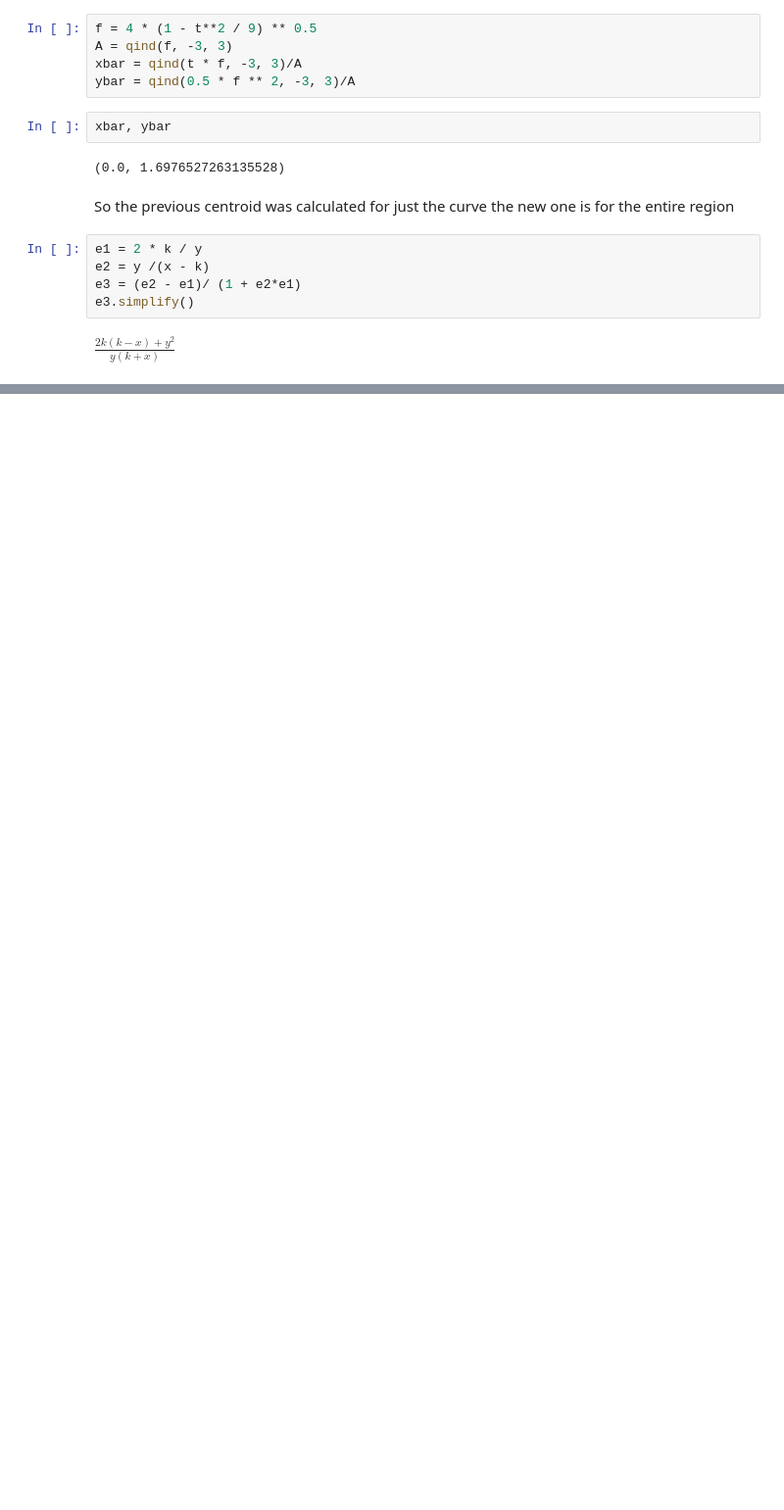
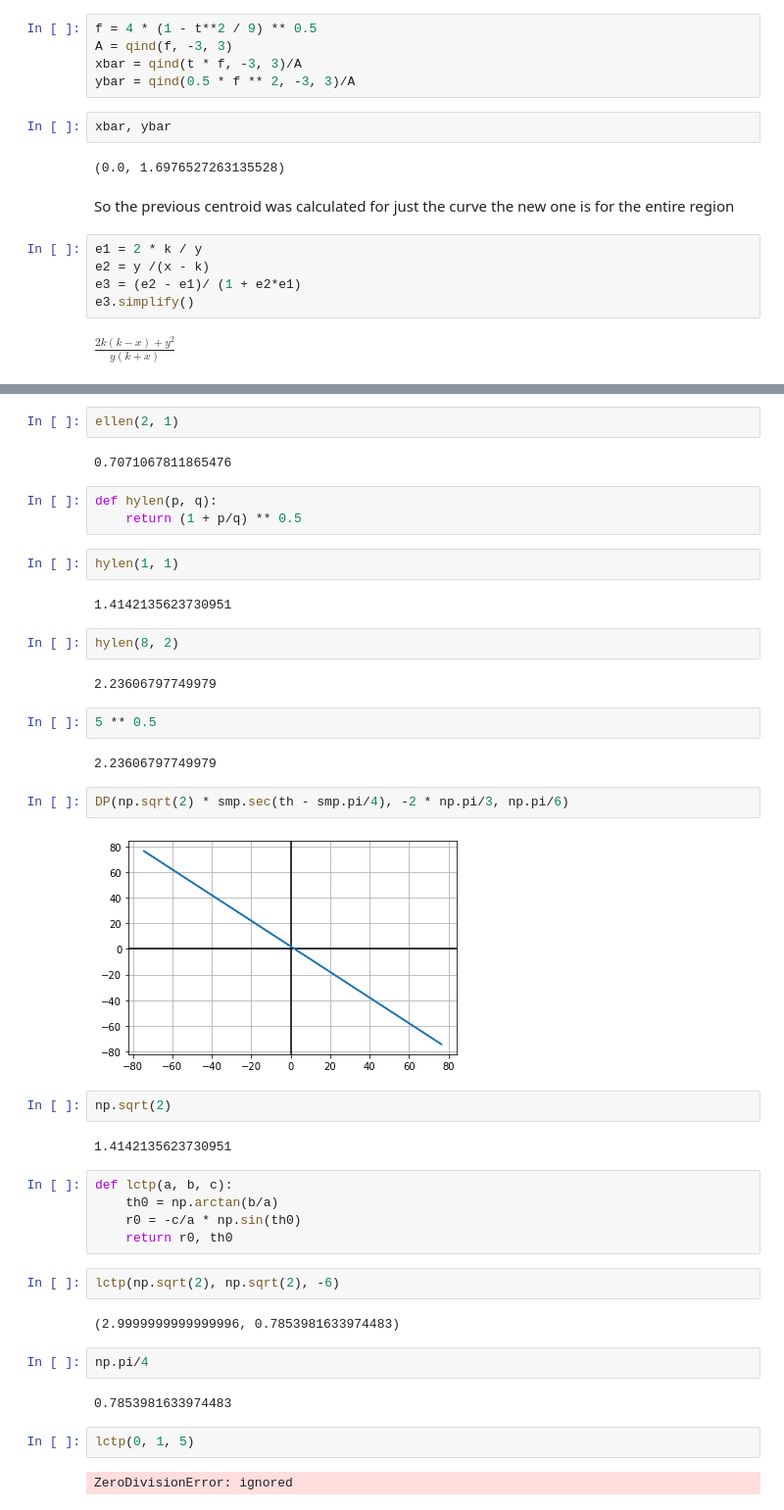
Before and after one commit to 8wgf3b/books, a Jupyter notebook: thomas_calculus_multivariable/11.ipynb, the cells around one changed output, grey strips where cells are left out. Shown: that part at 98% size. Cells and saved outputs as stored; diff of their text form; blank space fills up the shorter version.

```diff
--- a/thomas_calculus_multivariable/11.ipynb
+++ b/thomas_calculus_multivariable/11.ipynb
@@ -504,0 +513,44 @@ $\displaystyle \frac{2 k \left(k - x\right) + y^{2}}{y \left(k + x\right)}$
+# %%
+ellen(2, 1)
+# %% [output]
+0.7071067811865476
+# %%
+def hylen(p, q):
+    return (1 + p/q) ** 0.5
+# %%
+hylen(1, 1)
+# %% [output]
+1.4142135623730951
+# %%
+hylen(8, 2)
+# %% [output]
+2.23606797749979
+# %%
+5 ** 0.5
+# %% [output]
+2.23606797749979
+# %%
+DP(np.sqrt(2) * smp.sec(th - smp.pi/4), -2 * np.pi/3, np.pi/6)
+# %% [output]
+[figure, added]
+# %%
+np.sqrt(2)
+# %% [output]
+1.4142135623730951
+# %%
+def lctp(a, b, c):
+    th0 = np.arctan(b/a)
+    r0 = -c/a * np.sin(th0)
+    return r0, th0
+# %%
+lctp(np.sqrt(2), np.sqrt(2), -6)
+# %% [output]
+(2.9999999999999996, 0.7853981633974483)
+# %%
+np.pi/4
+# %% [output]
+0.7853981633974483
+# %%
+lctp(0, 1, 5)
+# %% [output]
+ZeroDivisionError: ignored
```
Also changed, not shown: parts of 10 cells of this notebook.
